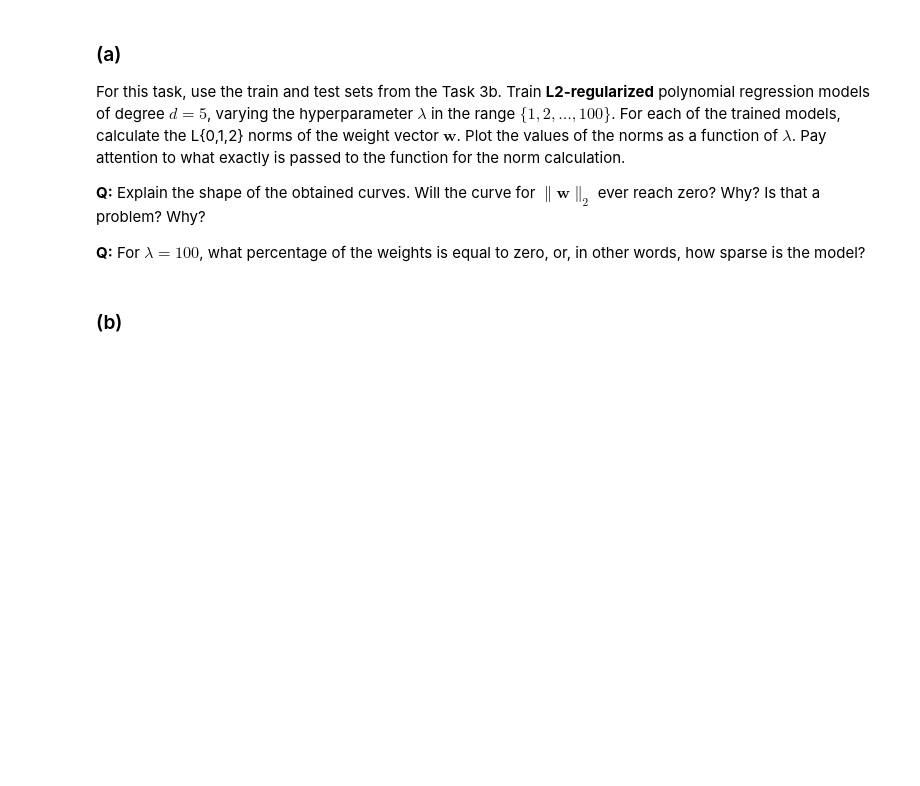
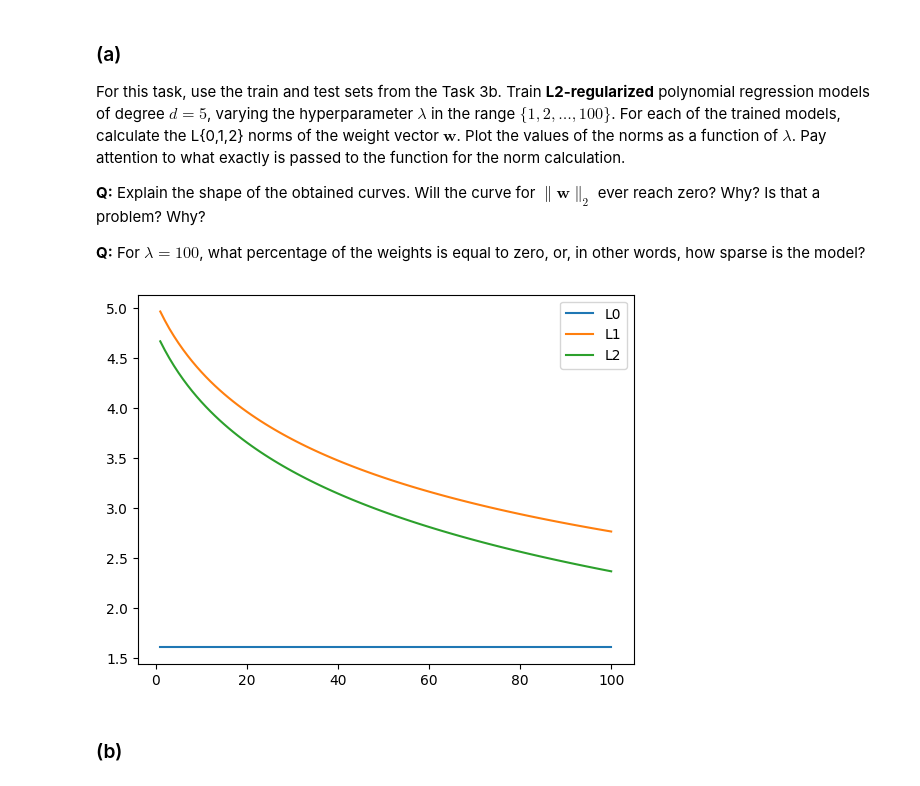
Before and after one commit to Emsamax/ML_croatia, a Jupyter notebook: ML1-2025-LAB1.ipynb, the cells around one changed output. Cells and saved outputs as stored; diff of their text form; code cells hidden in the pictures; blank space fills up the shorter version.

```diff
--- a/ML1-2025-LAB1.ipynb
+++ b/ML1-2025-LAB1.ipynb
@@ -452,3 +471,28 @@ from sklearn.linear_model import Ridge
+# %%
+from sklearn.linear_model import Ridge
+# Your code here
+X_train, X_test, y_train, y_test = train_test_split(X, labels, test_size=0.5)
+poly = PolynomialFeatures(5)
+lambdas = range(1, 101)
+L0, L1, L2 = [], [], []
+for i in lambdas:
+    X_train_fit = poly.fit_transform(X_train)
+    X_test_fit = poly.transform(X_test)
+    model = Ridge(i)
+    model.fit(X_train_fit, y_train)
+    model.fit(X_train_fit, y_train)
+    w = model.coef_
+    L0.append(nonzeroes(w))
+    L1.append(np.sum(np.abs(w)))
+    L2.append(np.sqrt(np.sum(w**2)))
+
+plt.plot(lambdas, np.log(L0), label='L0')
+plt.plot(lambdas, np.log(L1), label='L1')
+plt.plot(lambdas, np.log(L2), label='L2')
+plt.legend()
+plt.show()
+# %% [output]
+[figure, added]
 # %% [markdown]
 ### (b)
 # %% [markdown]
```
Also changed, not shown: parts of 16 cells of this notebook.
